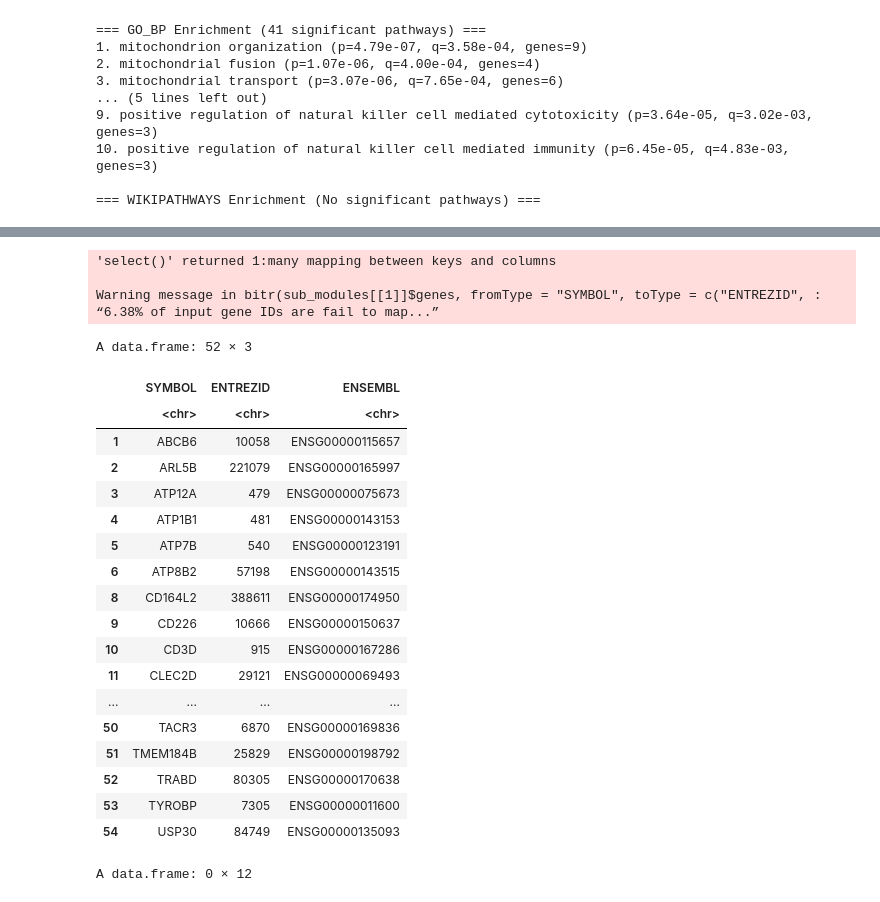
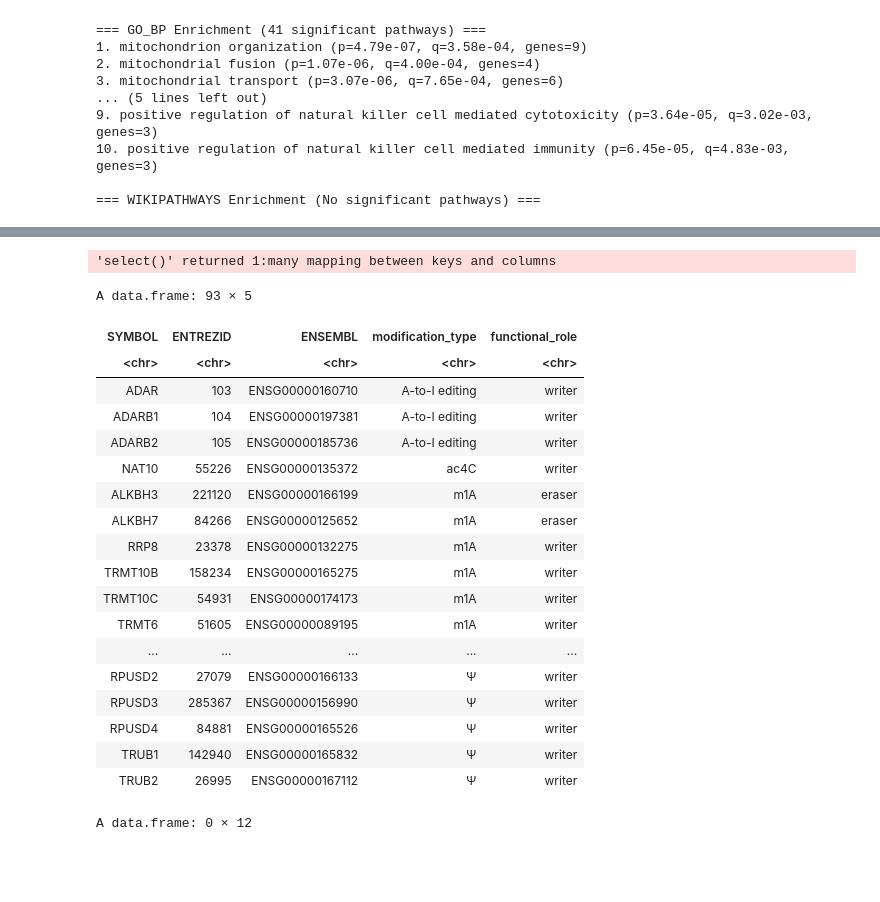
Before and after one commit to loganylchen/MPAGE, a Jupyter notebook: testing.ipynb, the cells around one changed output, grey strips where cells are left out. Cells and saved outputs as stored; diff of their text form; code cells hidden in the pictures; blank space fills up the shorter version.

```diff
--- a/testing.ipynb
+++ b/testing.ipynb
@@ -266,30 +254,28 @@ Warning message:
 # %%
-ids <- bitr(sub_modules[[1]]$genes, fromType = "SYMBOL", toType = c("ENTREZID", "ENSEMBL"), OrgDb = "org.Hs.eg.db")
+ids <- bitr(rna_mod_proteins$gene_symbol, fromType = "SYMBOL", toType = c("ENTREZID", "ENSEMBL"), OrgDb = "org.Hs.eg.db") %>%
+    full_join(rna_mod_proteins, by = c("SYMBOL" = "gene_symbol"))
 ids
 # %% [output]
 'select()' returned 1:many mapping between keys and columns
-
-Warning message in bitr(sub_modules[[1]]$genes, fromType = "SYMBOL", toType = c("ENTREZID", :
-“6.38% of input gene IDs are fail to map...”
-A data.frame: 52 × 3
+A data.frame: 93 × 5
-|  | SYMBOL | ENTREZID | ENSEMBL |
-|  | <chr> | <chr> | <chr> |
-| 1 | ABCB6 | 10058 | ENSG00000115657 |
-| 2 | ARL5B | 221079 | ENSG00000165997 |
-| 3 | ATP12A | 479 | ENSG00000075673 |
-| 4 | ATP1B1 | 481 | ENSG00000143153 |
-| 5 | ATP7B | 540 | ENSG00000123191 |
-| 6 | ATP8B2 | 57198 | ENSG00000143515 |
-| 8 | CD164L2 | 388611 | ENSG00000174950 |
-| 9 | CD226 | 10666 | ENSG00000150637 |
-| 10 | CD3D | 915 | ENSG00000167286 |
-| 11 | CLEC2D | 29121 | ENSG00000069493 |
-| ... | ... | ... | ... |
-| 50 | TACR3 | 6870 | ENSG00000169836 |
-| 51 | TMEM184B | 25829 | ENSG00000198792 |
-| 52 | TRABD | 80305 | ENSG00000170638 |
-| 53 | TYROBP | 7305 | ENSG00000011600 |
-| 54 | USP30 | 84749 | ENSG00000135093 |
+| SYMBOL | ENTREZID | ENSEMBL | modification_type | functional_role |
+| <chr> | <chr> | <chr> | <chr> | <chr> |
+| ADAR | 103 | ENSG00000160710 | A-to-I editing | writer |
+| ADARB1 | 104 | ENSG00000197381 | A-to-I editing | writer |
+| ADARB2 | 105 | ENSG00000185736 | A-to-I editing | writer |
+| NAT10 | 55226 | ENSG00000135372 | ac4C | writer |
+| ALKBH3 | 221120 | ENSG00000166199 | m1A | eraser |
+| ALKBH7 | 84266 | ENSG00000125652 | m1A | eraser |
+| RRP8 | 23378 | ENSG00000132275 | m1A | writer |
+| TRMT10B | 158234 | ENSG00000165275 | m1A | writer |
+| TRMT10C | 54931 | ENSG00000174173 | m1A | writer |
+| TRMT6 | 51605 | ENSG00000089195 | m1A | writer |
+| ... | ... | ... | ... | ... |
+| RPUSD2 | 27079 | ENSG00000166133 | Ψ | writer |
+| RPUSD3 | 285367 | ENSG00000156990 | Ψ | writer |
+| RPUSD4 | 84881 | ENSG00000165526 | Ψ | writer |
+| TRUB1 | 142940 | ENSG00000165832 | Ψ | writer |
+| TRUB2 | 26995 | ENSG00000167112 | Ψ | writer |
 # %%
 enrichWP(ids$ENTREZID,
     organism = "Homo sapiens", pAdjustMethod = "BH",
```
Also changed, not shown: parts of 4 cells of this notebook, 2 other files.
